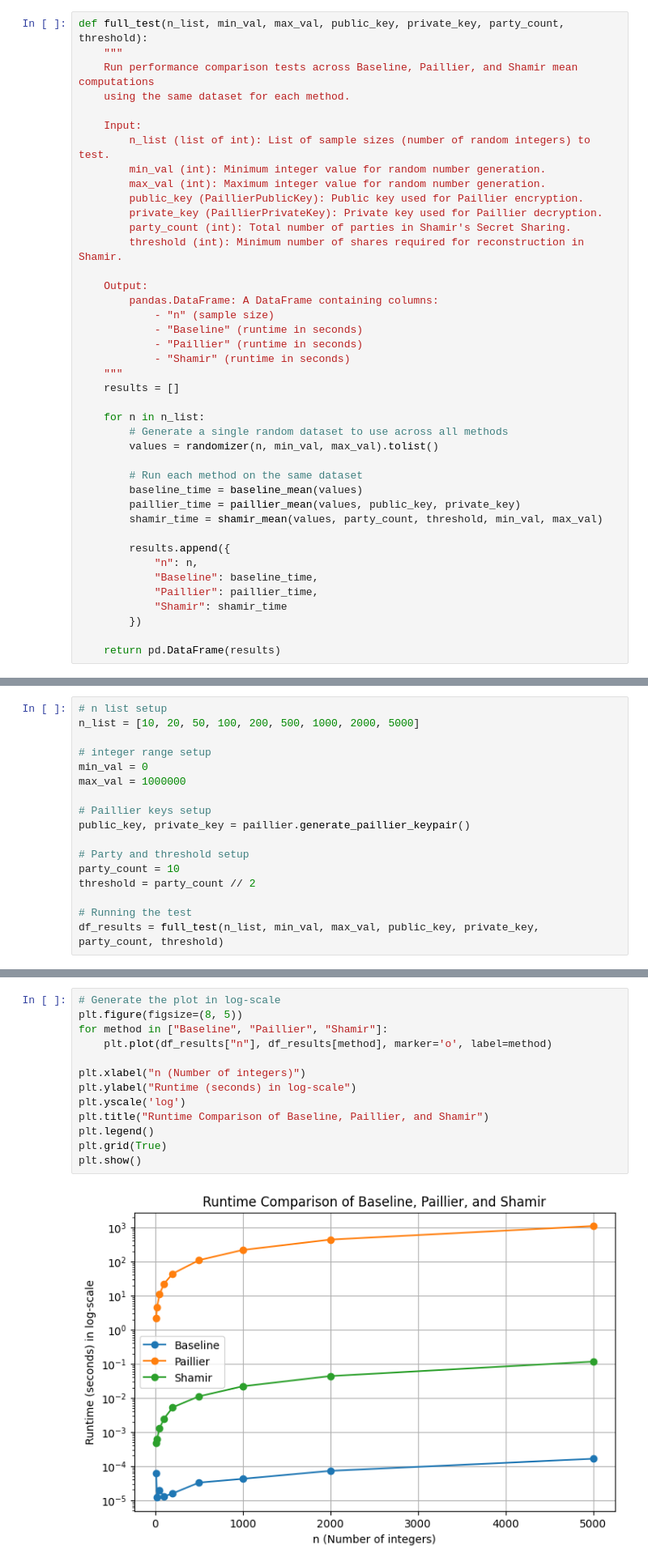
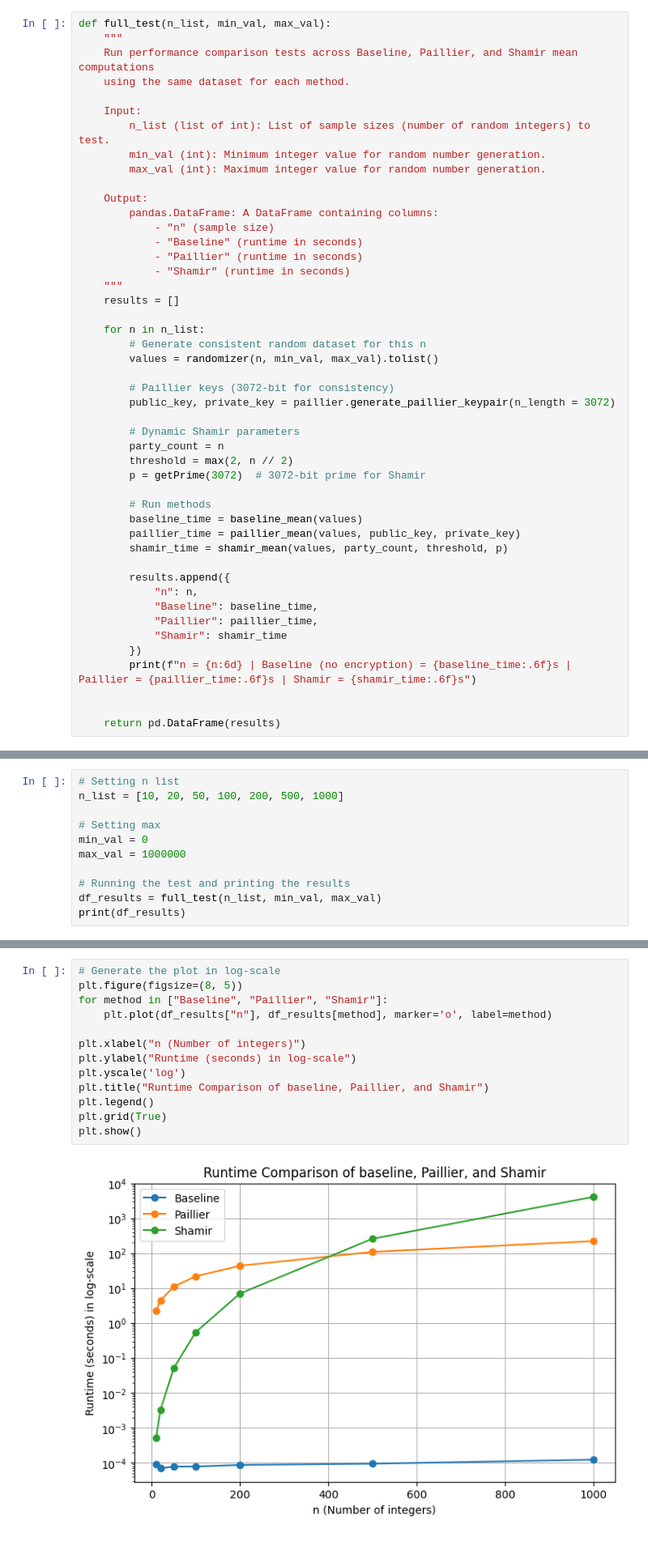
Before and after one commit to bachnguyen234/cs323-project-4, a Jupyter notebook: cs323-project-3.ipynb, the cells around one changed output, grey strips where cells are left out. Shown: that part at 81% size. Cells and saved outputs as stored; diff of their text form.

```diff
--- a/cs323-project-3.ipynb
+++ b/cs323-project-3.ipynb
@@ -180,7 +197,7 @@ def shamir_mean(temp_list, party_count, threshold, min_val, max_val):
 # %% [markdown]
 ### 5. Testing Function
 # %%
-def full_test(n_list, min_val, max_val, public_key, private_key, party_count, threshold):
+def full_test(n_list, min_val, max_val):
     """
     Run performance comparison tests across Baseline, Paillier, and Shamir mean computations
     using the same dataset for each method.
@@ -189,10 +206,6 @@ def full_test(n_list, min_val, max_val, public_key, private_key, party_count, th
         n_list (list of int): List of sample sizes (number of random integers) to test.
         min_val (int): Minimum integer value for random number generation.
         max_val (int): Maximum integer value for random number generation.
-        public_key (PaillierPublicKey): Public key used for Paillier encryption.
-        private_key (PaillierPrivateKey): Private key used for Paillier decryption.
-        party_count (int): Total number of parties in Shamir's Secret Sharing.
-        threshold (int): Minimum number of shares required for reconstruction in Shamir.
 
     Output:
         pandas.DataFrame: A DataFrame containing columns:
@@ -204,13 +217,21 @@ def full_test(n_list, min_val, max_val, public_key, private_key, party_count, th
     results = []
 
     for n in n_list:
-        # Generate a single random dataset to use across all methods
+        # Generate consistent random dataset for this n
         values = randomizer(n, min_val, max_val).tolist()
 
-        # Run each method on the same dataset
+        # Paillier keys (3072-bit for consistency)
+        public_key, private_key = paillier.generate_paillier_keypair(n_length = 3072)
+
+        # Dynamic Shamir parameters
+        party_count = n
+        threshold = max(2, n // 2)
+        p = getPrime(3072)  # 3072-bit prime for Shamir
+
+        # Run methods
         baseline_time = baseline_mean(values)
         paillier_time = paillier_mean(values, public_key, private_key)
-        shamir_time = shamir_mean(values, party_count, threshold, min_val, max_val)
+        shamir_time = shamir_mean(values, party_count, threshold, p)
 
         results.append({
             "n": n,
@@ -218,24 +239,20 @@ def full_test(n_list, min_val, max_val, public_key, private_key, party_count, th
             "Paillier": paillier_time,
             "Shamir": shamir_time
         })
+        print(f"n = {n:6d} | Baseline (no encryption) = {baseline_time:.6f}s | Paillier = {paillier_time:.6f}s | Shamir = {shamir_time:.6f}s")
+
 
     return pd.DataFrame(results)
 # %% [markdown]
 ### 6. Setting up the parameters, running the code, and displaying it with a graph
 # %%
-# n list setup
-n_list = [10, 20, 50, 100, 200, 500, 1000, 2000, 5000]
+# Setting n list
+n_list = [10, 20, 50, 100, 200, 500, 1000]
 
-# integer range setup
+# Setting max
 min_val = 0
 max_val = 1000000
 
-# Paillier keys setup
-public_key, private_key = paillier.generate_paillier_keypair()
-
-# Party and threshold setup
-party_count = 10
-threshold = party_count // 2
-
-# Running the test
-df_results = full_test(n_list, min_val, max_val, public_key, private_key, party_count, threshold)
+# Running the test and printing the results
+df_results = full_test(n_list, min_val, max_val)
+print(df_results)
@@ -242,15 +275,15 @@ df_results = full_test(n_list, min_val, max_val, public_key, private_key, party_
 # %%
 # Generate the plot in log-scale
 plt.figure(figsize=(8, 5))
 for method in ["Baseline", "Paillier", "Shamir"]:
     plt.plot(df_results["n"], df_results[method], marker='o', label=method)
 
 plt.xlabel("n (Number of integers)")
 plt.ylabel("Runtime (seconds) in log-scale")
 plt.yscale('log')
-plt.title("Runtime Comparison of Baseline, Paillier, and Shamir")
+plt.title("Runtime Comparison of baseline, Paillier, and Shamir")
 plt.legend()
 plt.grid(True)
 plt.show()
 # %% [output]
-[figure, old version]
+[figure, new version]
```
Also changed, not shown: parts of 4 cells of this notebook, 2 other files.
